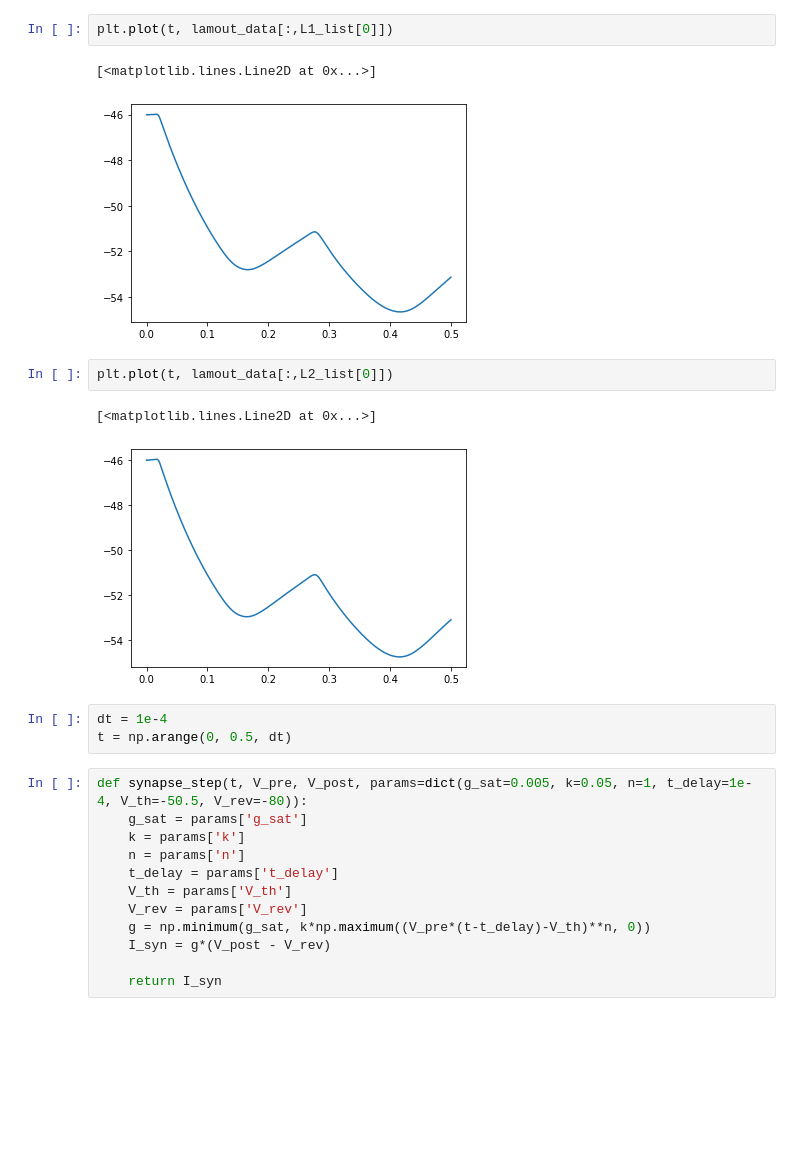
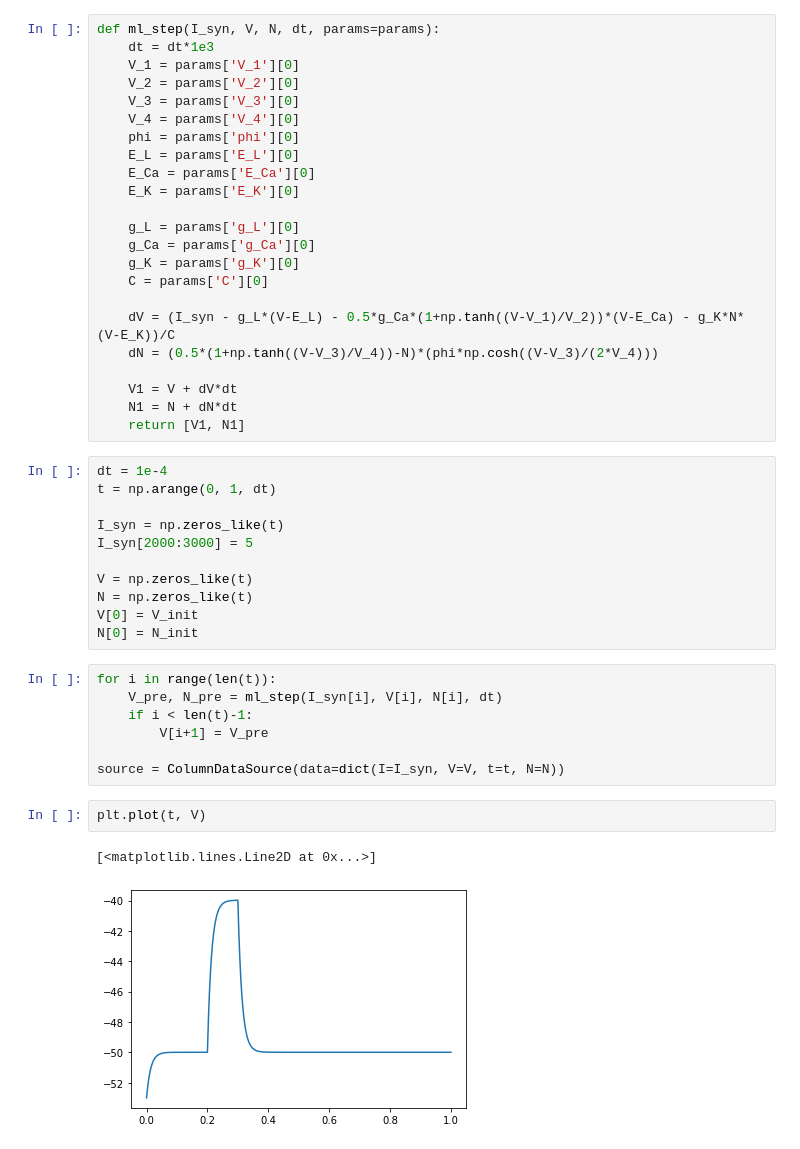
Before and after one commit to boyuan99/neural-adjuster, a Jupyter notebook: morris_slider.ipynb, the cells around one changed output. Drawn from its saved outputs; the diff is of its cells as text; blank space fills up the shorter version.

```diff
--- a/morris_slider.ipynb
+++ b/morris_slider.ipynb
@@ -37,25 +23,46 @@ for i in range(len(lamout_uids)):
+# %%
+def ml_step(I_syn, V, N, dt, params=params):
+    dt = dt*1e3
+    V_1 = params['V_1'][0]
+    V_2 = params['V_2'][0]
+    V_3 = params['V_3'][0]
+    V_4 = params['V_4'][0]
+    phi = params['phi'][0]
+    E_L = params['E_L'][0]
+    E_Ca = params['E_Ca'][0]
+    E_K = params['E_K'][0]
+
+    g_L = params['g_L'][0]
+    g_Ca = params['g_Ca'][0]
+    g_K = params['g_K'][0]
+    C = params['C'][0]
+
+    dV = (I_syn - g_L*(V-E_L) - 0.5*g_Ca*(1+np.tanh((V-V_1)/V_2))*(V-E_Ca) - g_K*N*(V-E_K))/C
+    dN = (0.5*(1+np.tanh((V-V_3)/V_4))-N)*(phi*np.cosh((V-V_3)/(2*V_4)))
+
+    V1 = V + dV*dt
+    N1 = N + dN*dt
+    return [V1, N1]
+# %%
+dt = 1e-4
+t = np.arange(0, 1, dt)
+
+I_syn = np.zeros_like(t)
+I_syn[2000:3000] = 5
+
+V = np.zeros_like(t)
+N = np.zeros_like(t)
+V[0] = V_init
+N[0] = N_init
+# %%
+for i in range(len(t)):
+    V_pre, N_pre = ml_step(I_syn[i], V[i], N[i], dt)
+    if i < len(t)-1:
+        V[i+1] = V_pre
+
+source = ColumnDataSource(data=dict(I=I_syn, V=V, t=t, N=N))
 # %%
-plt.plot(t, lamout_data[:,L1_list[0]])
+plt.plot(t, V)
 # %% [output]
 [<matplotlib.lines.Line2D at 0x...>]
-[figure, old version]
+[figure, new version]
-# %%
-plt.plot(t, lamout_data[:,L2_list[0]])
-# %% [output]
-[<matplotlib.lines.Line2D at 0x...>]
-[figure, removed]
-# %%
-dt = 1e-4
-t = np.arange(0, 0.5, dt)
-# %%
-def synapse_step(t, V_pre, V_post, params=dict(g_sat=0.005, k=0.05, n=1, t_delay=1e-4, V_th=-50.5, V_rev=-80)):
-    g_sat = params['g_sat']
-    k = params['k']
-    n = params['n']
-    t_delay = params['t_delay']
-    V_th = params['V_th']
-    V_rev = params['V_rev']
-    g = np.minimum(g_sat, k*np.maximum((V_pre*(t-t_delay)-V_th)**n, 0))
-    I_syn = g*(V_post - V_rev)
-
-    return I_syn
```
Also changed, not shown: parts of 21 cells of this notebook, 1 other file.
